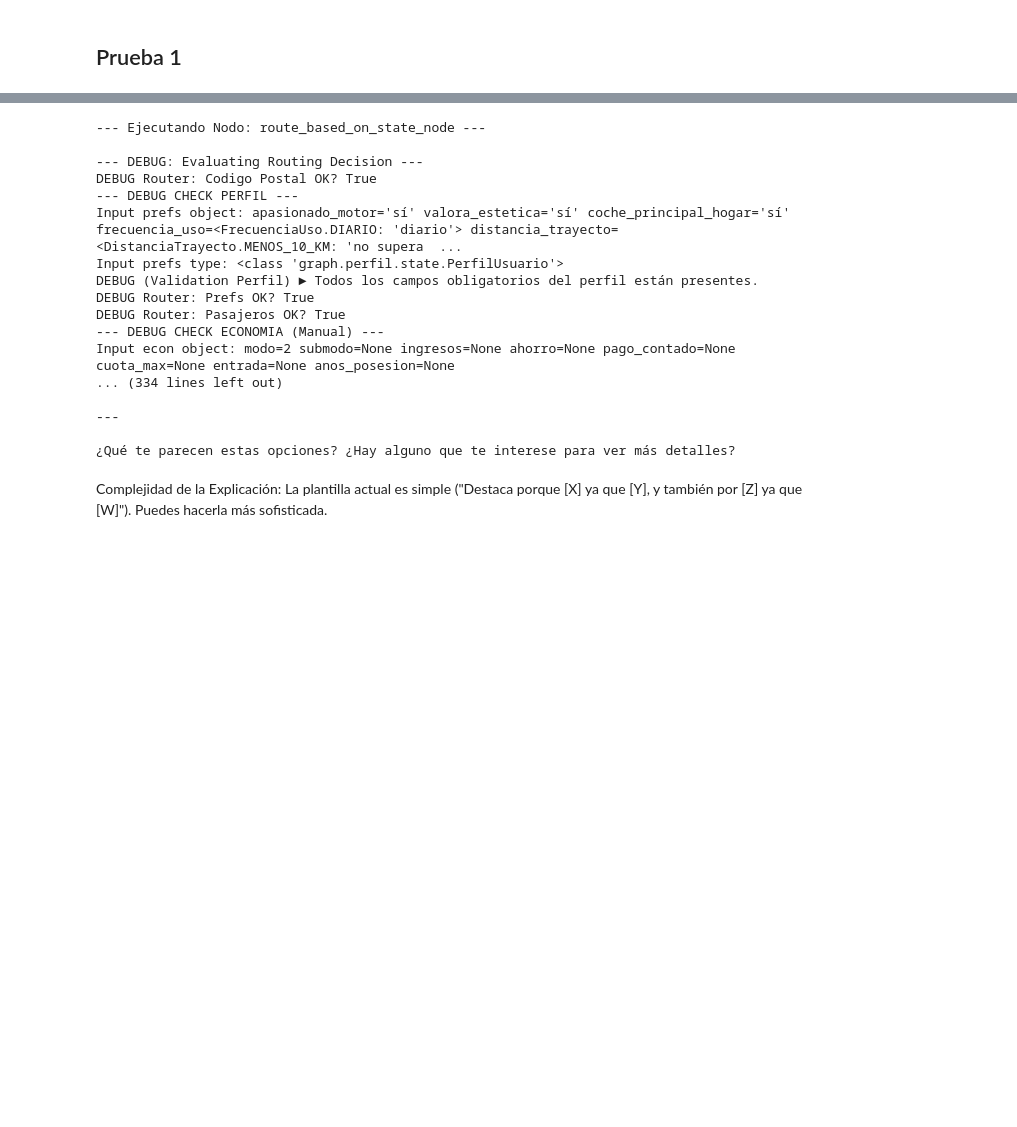
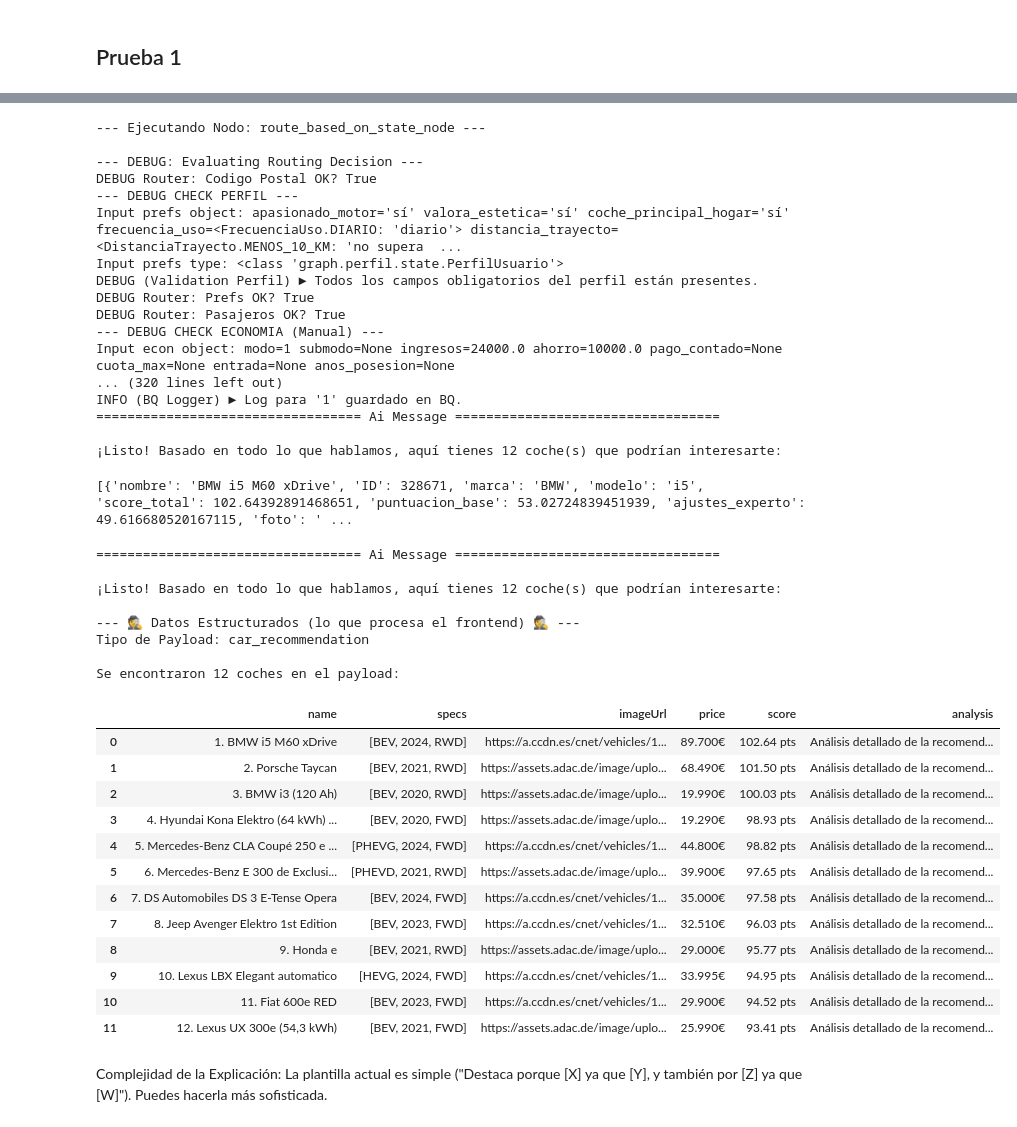
Before and after one commit to Gandrex87/MVP_CARMENTOR, a Jupyter notebook: pruebas_carV1.ipynb, the cells around one changed output, grey strips where cells are left out. Drawn from its saved outputs; the diff is of its cells as text; code cells hidden in the pictures; blank space fills up the shorter version.

```diff
--- a/pruebas_carV1.ipynb
+++ b/pruebas_carV1.ipynb
@@ -861,7 +861,7 @@ De acuerdo, tú defines el presupuesto. ¿Qué opción prefieres?
 config = {"configurable": {"thread_id": "1"}}
 
 # Start conversation
-input_message = HumanMessage(content="contado hasta 20 mil euros")
+input_message = HumanMessage(content="hasta 8 años")
 output = graph.invoke({"messages": [input_message]}, config)
 for m in output['messages'][-1:]:
     m.pretty_print()
@@ -877,12 +877,61 @@ DEBUG (Validation Perfil) ► Todos los campos obligatorios del perfil están pr
 DEBUG Router: Prefs OK? True
 DEBUG Router: Pasajeros OK? True
 --- DEBUG CHECK ECONOMIA (Manual) ---
-Input econ object: modo=2 submodo=None ingresos=None ahorro=None pago_contado=None cuota_max=None entrada=None anos_posesion=None
-... (334 lines left out)
+Input econ object: modo=1 submodo=None ingresos=24000.0 ahorro=10000.0 pago_contado=None cuota_max=None entrada=None anos_posesion=None
+... (320 lines left out)
+INFO (BQ Logger) ► Log para '1' guardado en BQ.
+================================== Ai Message ==================================
 
----
-
-¿Qué te parecen estas opciones? ¿Hay alguno que te interese para ver más detalles?
+¡Listo! Basado en todo lo que hablamos, aquí tienes 12 coche(s) que podrían interesarte:
+# %%
+print(output['coches_recomendados'])
+# %% [output]
+[{'nombre': 'BMW i5 M60 xDrive', 'ID': 328671, 'marca': 'BMW', 'modelo': 'i5', 'score_total': 102.64392891468651, 'puntuacion_base': 53.02724839451939, 'ajustes_experto': 49.616680520167115, 'foto': ' ...
+# %%
+import pandas as pd
+
+final_message = output['messages'][-1] if output.get('messages') else None
+final_message.pretty_print()
+if final_message.additional_kwargs and 'payload' in final_message.additional_kwargs:
+            print("\n--- 🕵️ Datos Estructurados (lo que procesa el frontend) 🕵️ ---")
+            payload = final_message.additional_kwargs['payload']
+
+            # Verificamos si es una recomendación de coches
+            if payload and payload.get('type') == 'car_recommendation':
+                print(f"Tipo de Payload: {payload.get('type')}")
+
+                coches_recomendados = payload.get('cars', [])
+                if coches_recomendados:
+                    print(f"\nSe encontraron {len(coches_recomendados)} coches en el payload:")
+                    # Usamos Pandas para una visualización bonita de los datos
+                    df = pd.DataFrame(coches_recomendados)
+                    display(df)
+                else:
+                    print("⚠️ El payload no contenía coches.")
+            else:
+                print("⚠️ El payload no es del tipo 'car_recommendation' o está vacío.")
+# %% [output]
+================================== Ai Message ==================================
+
+¡Listo! Basado en todo lo que hablamos, aquí tienes 12 coche(s) que podrían interesarte:
+
+--- 🕵️ Datos Estructurados (lo que procesa el frontend) 🕵️ ---
+Tipo de Payload: car_recommendation
+
+Se encontraron 12 coches en el payload:
+|  | name | specs | imageUrl | price | score | analysis |
+| 0 | 1. BMW i5 M60 xDrive | [BEV, 2024, RWD] | https://a.ccdn.es/cnet/vehicles/1... | 89.700€ | 102.64 pts | Análisis detallado de la recomend... |
+| 1 | 2. Porsche Taycan | [BEV, 2021, RWD] | https://assets.adac.de/image/uplo... | 68.490€ | 101.50 pts | Análisis detallado de la recomend... |
+| 2 | 3. BMW i3 (120 Ah) | [BEV, 2020, RWD] | https://assets.adac.de/image/uplo... | 19.990€ | 100.03 pts | Análisis detallado de la recomend... |
+| 3 | 4. Hyundai Kona Elektro (64 kWh) ... | [BEV, 2020, FWD] | https://assets.adac.de/image/uplo... | 19.290€ | 98.93 pts | Análisis detallado de la recomend... |
+| 4 | 5. Mercedes-Benz CLA Coupé 250 e ... | [PHEVG, 2024, FWD] | https://a.ccdn.es/cnet/vehicles/1... | 44.800€ | 98.82 pts | Análisis detallado de la recomend... |
+| 5 | 6. Mercedes-Benz E 300 de Exclusi... | [PHEVD, 2021, RWD] | https://assets.adac.de/image/uplo... | 39.900€ | 97.65 pts | Análisis detallado de la recomend... |
+| 6 | 7. DS Automobiles DS 3 E-Tense Opera | [BEV, 2024, FWD] | https://a.ccdn.es/cnet/vehicles/1... | 35.000€ | 97.58 pts | Análisis detallado de la recomend... |
+| 7 | 8. Jeep Avenger Elektro 1st Edition | [BEV, 2023, FWD] | https://a.ccdn.es/cnet/vehicles/1... | 32.510€ | 96.03 pts | Análisis detallado de la recomend... |
+| 8 | 9. Honda e | [BEV, 2021, RWD] | https://assets.adac.de/image/uplo... | 29.000€ | 95.77 pts | Análisis detallado de la recomend... |
+| 9 | 10. Lexus LBX Elegant automatico | [HEVG, 2024, FWD] | https://a.ccdn.es/cnet/vehicles/1... | 33.995€ | 94.95 pts | Análisis detallado de la recomend... |
+| 10 | 11. Fiat 600e RED | [BEV, 2023, FWD] | https://a.ccdn.es/cnet/vehicles/1... | 29.900€ | 94.52 pts | Análisis detallado de la recomend... |
+| 11 | 12. Lexus UX 300e (54,3 kWh) | [BEV, 2021, FWD] | https://assets.adac.de/image/uplo... | 25.990€ | 93.41 pts | Análisis detallado de la recomend... |
 # %%
 # Create a thread
 config = {"configurable": {"thread_id": "1"}}
```
Also changed, not shown: parts of 34 cells of this notebook, 8 other files.
